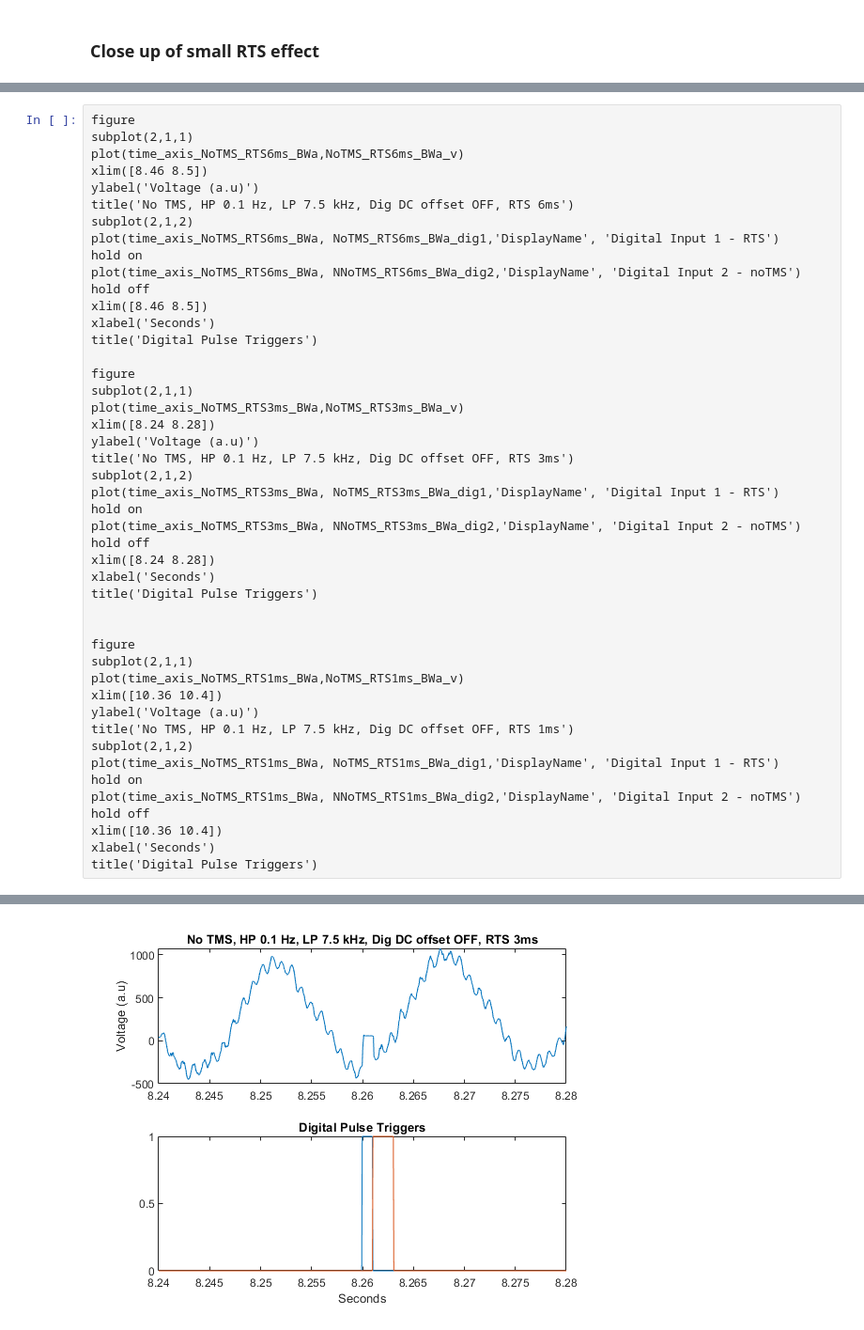
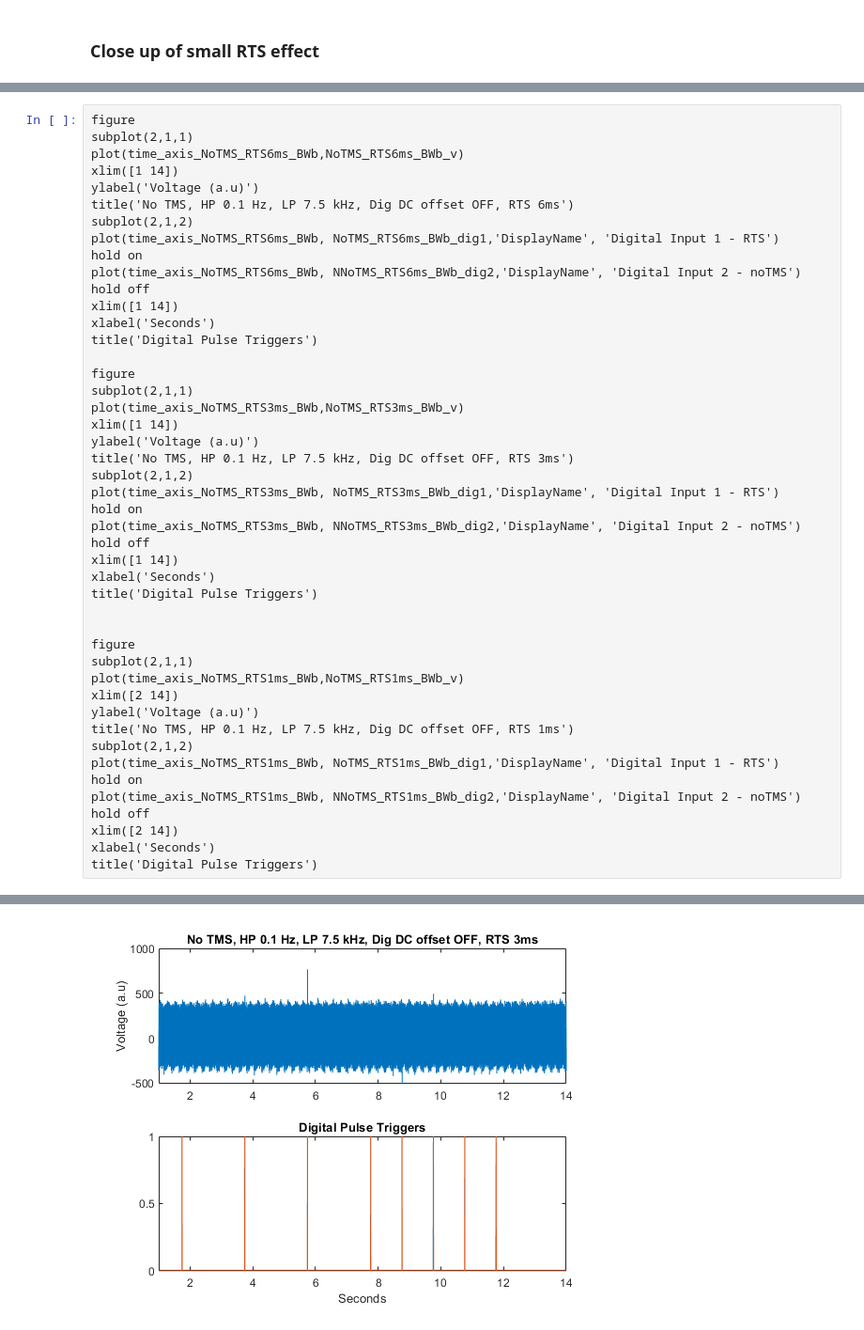
Before and after one commit to platt-labs/TNI_phantom_tests, a Jupyter notebook: IntanPlexonPhantomTests_20190621.ipynb, the cells around one changed output, grey strips where cells are left out. Shown at 94% size. Drawn from its saved outputs; the diff is of its cells as text.

```diff
--- a/IntanPlexonPhantomTests_20190621.ipynb
+++ b/IntanPlexonPhantomTests_20190621.ipynb
@@ -596,47 +719,47 @@ title('Digital Pulse Triggers')
 # %%
 figure
 subplot(2,1,1)
-plot(time_axis_NoTMS_RTS6ms_BWa,NoTMS_RTS6ms_BWa_v)
-xlim([8.46 8.5])
+plot(time_axis_NoTMS_RTS6ms_BWb,NoTMS_RTS6ms_BWb_v)
+xlim([1 14])
 ylabel('Voltage (a.u)')
 title('No TMS, HP 0.1 Hz, LP 7.5 kHz, Dig DC offset OFF, RTS 6ms')
 subplot(2,1,2)
-plot(time_axis_NoTMS_RTS6ms_BWa, NoTMS_RTS6ms_BWa_dig1,'DisplayName', 'Digital Input 1 - RTS')
+plot(time_axis_NoTMS_RTS6ms_BWb, NoTMS_RTS6ms_BWb_dig1,'DisplayName', 'Digital Input 1 - RTS')
 hold on
-plot(time_axis_NoTMS_RTS6ms_BWa, NNoTMS_RTS6ms_BWa_dig2,'DisplayName', 'Digital Input 2 - noTMS')
+plot(time_axis_NoTMS_RTS6ms_BWb, NNoTMS_RTS6ms_BWb_dig2,'DisplayName', 'Digital Input 2 - noTMS')
 hold off
-xlim([8.46 8.5])
+xlim([1 14])
 xlabel('Seconds')
 title('Digital Pulse Triggers')
 
 figure
 subplot(2,1,1)
-plot(time_axis_NoTMS_RTS3ms_BWa,NoTMS_RTS3ms_BWa_v)
-xlim([8.24 8.28])
+plot(time_axis_NoTMS_RTS3ms_BWb,NoTMS_RTS3ms_BWb_v)
+xlim([1 14])
 ylabel('Voltage (a.u)')
 title('No TMS, HP 0.1 Hz, LP 7.5 kHz, Dig DC offset OFF, RTS 3ms')
 subplot(2,1,2)
-plot(time_axis_NoTMS_RTS3ms_BWa, NoTMS_RTS3ms_BWa_dig1,'DisplayName', 'Digital Input 1 - RTS')
+plot(time_axis_NoTMS_RTS3ms_BWb, NoTMS_RTS3ms_BWb_dig1,'DisplayName', 'Digital Input 1 - RTS')
 hold on
-plot(time_axis_NoTMS_RTS3ms_BWa, NNoTMS_RTS3ms_BWa_dig2,'DisplayName', 'Digital Input 2 - noTMS')
+plot(time_axis_NoTMS_RTS3ms_BWb, NNoTMS_RTS3ms_BWb_dig2,'DisplayName', 'Digital Input 2 - noTMS')
 hold off
-xlim([8.24 8.28])
+xlim([1 14])
 xlabel('Seconds')
 title('Digital Pulse Triggers')
 
 
 figure
 subplot(2,1,1)
-plot(time_axis_NoTMS_RTS1ms_BWa,NoTMS_RTS1ms_BWa_v)
-xlim([10.36 10.4])
+plot(time_axis_NoTMS_RTS1ms_BWb,NoTMS_RTS1ms_BWb_v)
+xlim([2 14])
 ylabel('Voltage (a.u)')
 title('No TMS, HP 0.1 Hz, LP 7.5 kHz, Dig DC offset OFF, RTS 1ms')
 subplot(2,1,2)
-plot(time_axis_NoTMS_RTS1ms_BWa, NoTMS_RTS1ms_BWa_dig1,'DisplayName', 'Digital Input 1 - RTS')
+plot(time_axis_NoTMS_RTS1ms_BWb, NoTMS_RTS1ms_BWb_dig1,'DisplayName', 'Digital Input 1 - RTS')
 hold on
-plot(time_axis_NoTMS_RTS1ms_BWa, NNoTMS_RTS1ms_BWa_dig2,'DisplayName', 'Digital Input 2 - noTMS')
+plot(time_axis_NoTMS_RTS1ms_BWb, NNoTMS_RTS1ms_BWb_dig2,'DisplayName', 'Digital Input 2 - noTMS')
 hold off
-xlim([10.36 10.4])
+xlim([2 14])
 xlabel('Seconds')
 title('Digital Pulse Triggers')
 # %% [output]
@@ -644 +767 @@ title('Digital Pulse Triggers')
-[figure, old version]
+[figure, new version]
```
Also changed, not shown: parts of 19 cells of this notebook.
